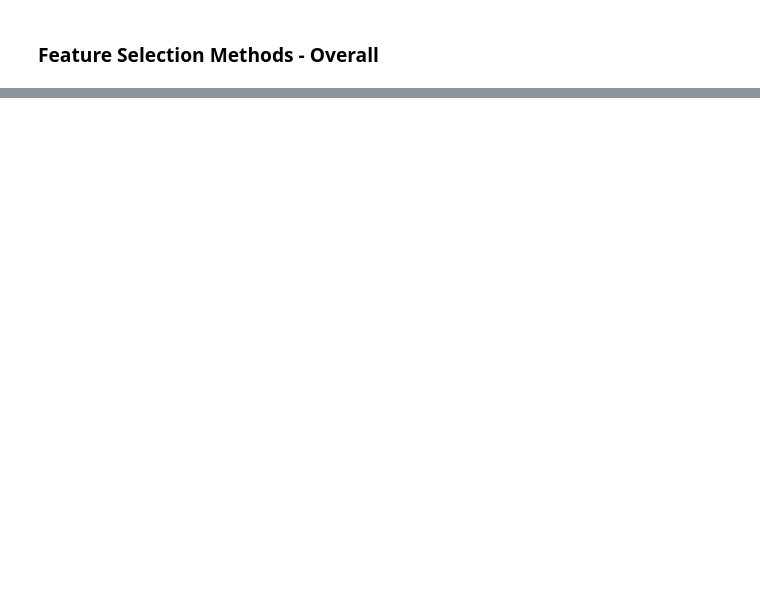
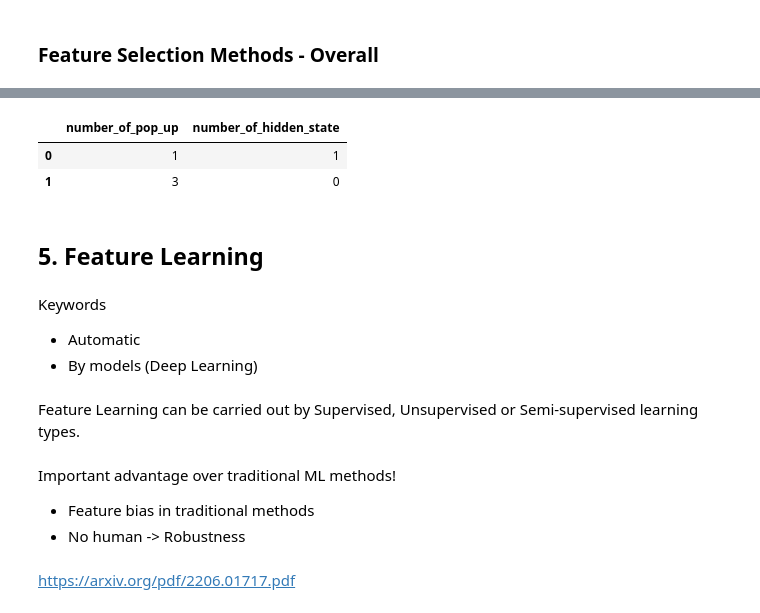
Before and after one commit to emre-kocyigit/feature-engineering-guide, a Jupyter notebook: Feature Engineering - Guide.ipynb, the cells around one changed output, grey strips where cells are left out. Saved outputs shown, nothing was run; the diff lists cells and outputs as text; code cells hidden in the pictures; blank space fills up the shorter version.

```diff
--- a/Feature Engineering - Guide.ipynb
+++ b/Feature Engineering - Guide.ipynb
@@ -731,0 +835,20 @@ R-squared (R²): 0.8119983226991709
+# %%
+html_content = """<!DOCTYPE html>
+<html lang="en">
+<head>
+    <meta charset="UTF-8">
+    <meta name="viewport" content="width=device-width, initial-scale=1.0">
+    <title>HTML Example</title>
+</head>
+<body>
+    <h1>Hello, World!</h1>
+    <p>This is a simple HTML example.</p>
+    <button onclick="openPopup()">Click me for a popup</button>
+    <div id="hiddenDiv" style="display: none;">This is a hidden div.</div>
+</body>
+<script>
+    function openPopup() {
+        alert("This is a popup!");
+    }
+</script>
+</html>"""
@@ -731,0 +864,40 @@ R-squared (R²): 0.8119983226991709
+# %%
+from bs4 import BeautifulSoup
+
+def number_of_pop_up(html_content):
+    soup = BeautifulSoup(html_content, 'html.parser')
+    pop_ups = soup.find_all('button', {'onclick': 'openPopup()'})
+    return len(pop_ups)
+
+def number_of_hidden_state(html_content):
+    soup = BeautifulSoup(html_content, 'html.parser')
+    hidden_divs = soup.find_all('div', {'style': 'display: none;'})
+    return len(hidden_divs)
+# %%
+pop_up_count = number_of_pop_up(html_content)
+hidden_state_count = number_of_hidden_state(html_content)
+
+data = {
+    "number_of_pop_up": [pop_up_count, pop_up_count+2],
+    "number_of_hidden_state": [hidden_state_count, hidden_state_count-1]
+}
+# %%
+pd.DataFrame(data)
+# %% [output]
+|  | number_of_pop_up | number_of_hidden_state |
+| 0 | 1 | 1 |
+| 1 | 3 | 0 |
+# %% [markdown]
+## 5. Feature Learning
+# %% [markdown]
+Keywords
+- Automatic
+- By models (Deep Learning)
+# %% [markdown]
+Feature Learning can be carried out by Supervised, Unsupervised or Semi-supervised learning types.
+# %% [markdown]
+Important advantage over traditional ML methods!
+- Feature bias in traditional methods
+- No human -> Robustness
+# %% [markdown]
+https://arxiv.org/pdf/2206.01717.pdf
```
Also changed, not shown: parts of 116 cells of this notebook.
